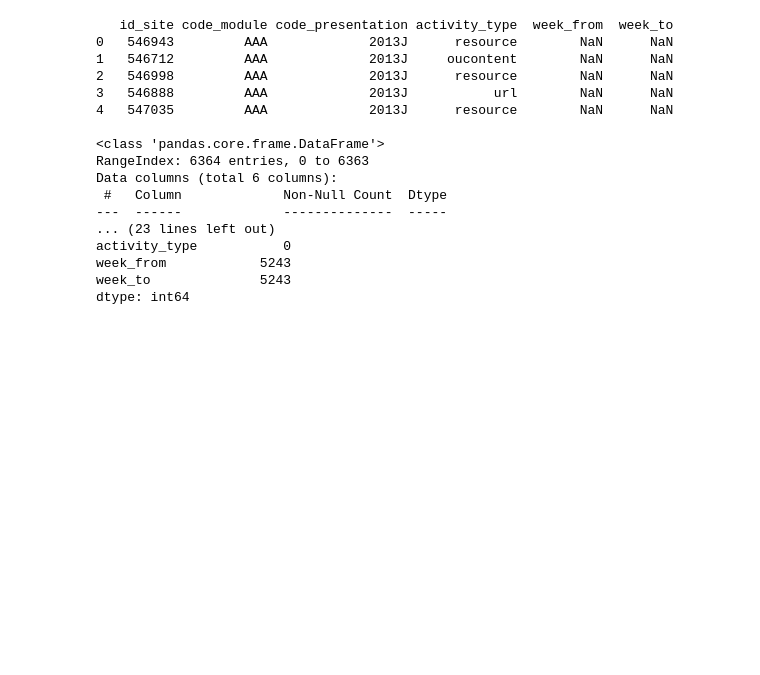
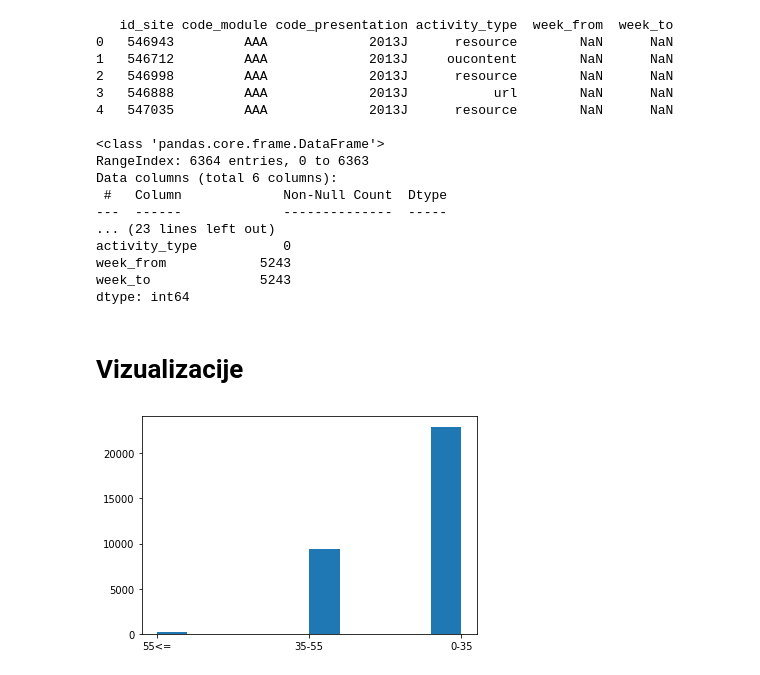
Before and after one commit to sven8599/uzop_projekt, a Jupyter notebook: Untitled1 (1).ipynb, the cells around one changed output. Drawn from its saved outputs; the diff is of its cells as text; code cells hidden in the pictures; blank space fills up the shorter version.

```diff
--- a/Untitled1 (1).ipynb
+++ b/Untitled1 (1).ipynb
@@ -228,3 +232,10 @@ activity_type           0
 week_from            5243
 week_to              5243
 dtype: int64
+# %% [markdown]
+# Vizualizacije
+# %%
+plt.hist(studentInfo.age_band)
+plt.show()
+# %% [output]
+[figure, added]
```
Also changed, not shown: parts of 8 cells of this notebook.
